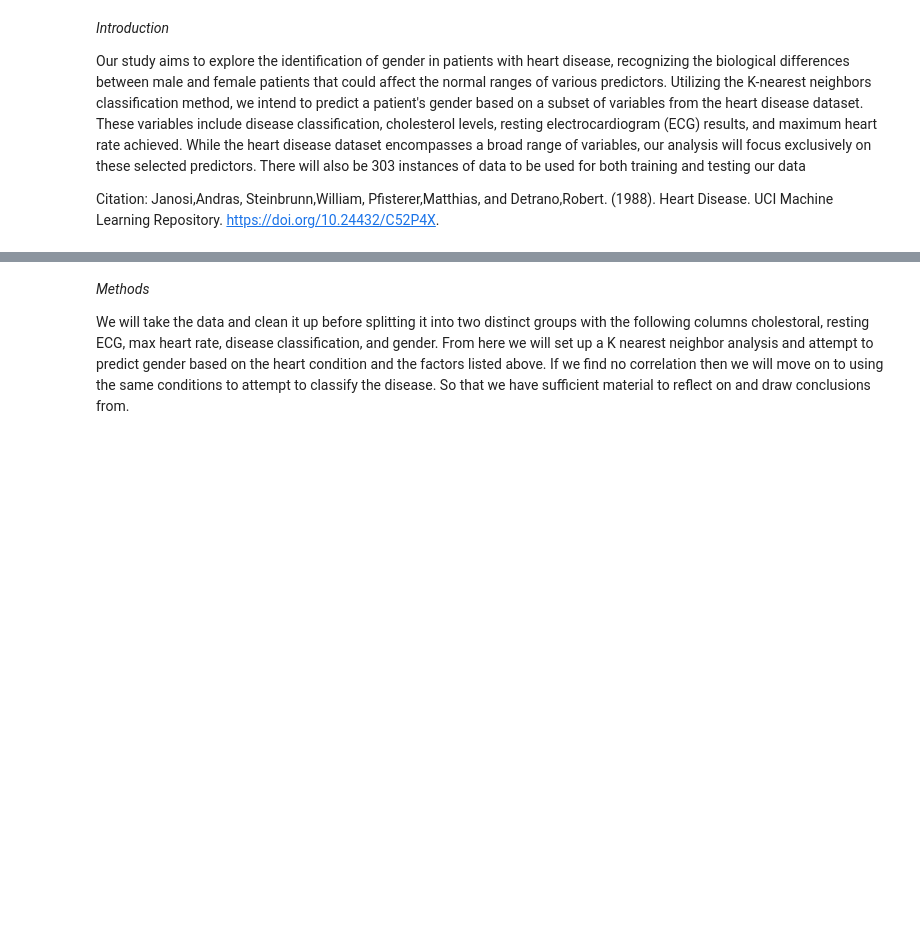
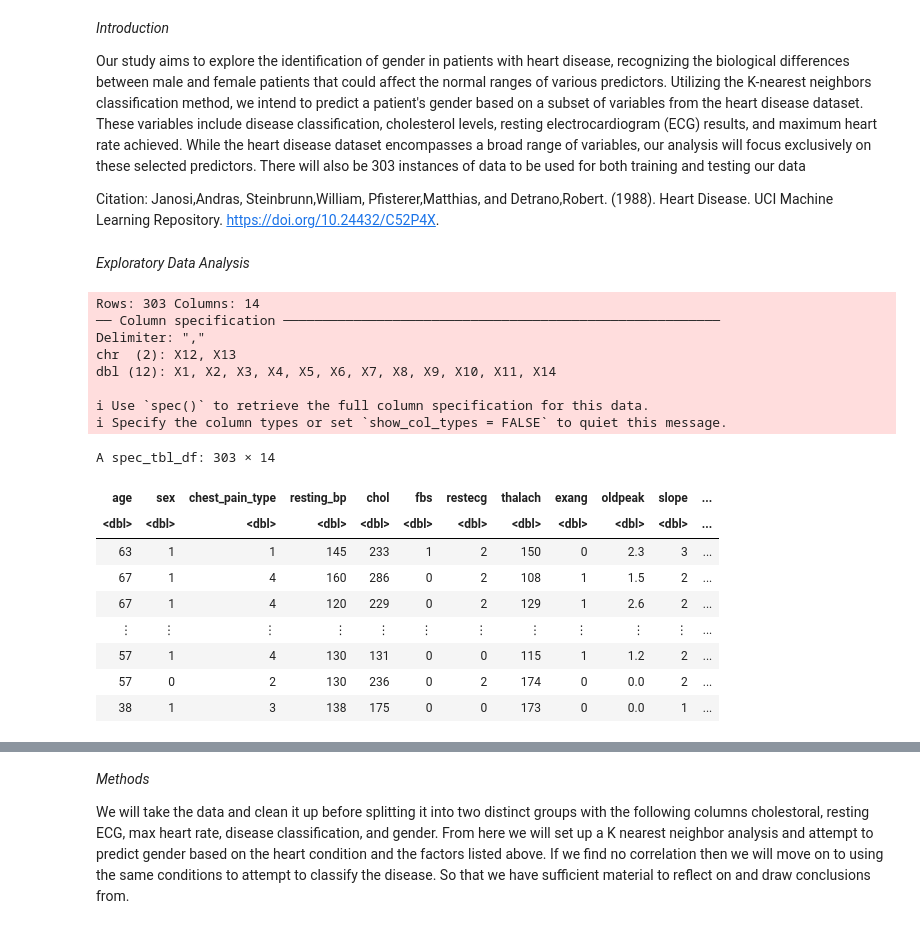
Before and after one commit to victoriachoi7/group-4-dsci, a Jupyter notebook: GroupProposal.ipynb, the cells around one changed output, grey strips where cells are left out. Saved outputs shown, nothing was run; the diff lists cells and outputs as text; code cells hidden in the pictures; blank space fills up the shorter version.

```diff
--- a/GroupProposal.ipynb
+++ b/GroupProposal.ipynb
@@ -7,3 +7,5 @@ Our study aims to explore the identification of gender in patients with heart di
 
 Citation:
 Janosi,Andras, Steinbrunn,William, Pfisterer,Matthias, and Detrano,Robert. (1988). Heart Disease. UCI Machine Learning Repository. https://doi.org/10.24432/C52P4X.
+# %% [markdown]
+*Exploratory Data Analysis*
@@ -9,0 +18,25 @@ Janosi,Andras, Steinbrunn,William, Pfisterer,Matthias, and Detrano,Robert. (1988
+# %%
+url <- "https://raw.githubusercontent.com/victoriachoi7/group-4-dsci/main/processed.cleveland.data"
+cleveland_data <- read_csv(url, col_names = FALSE)
+colnames(cleveland_data) <- c("age", "sex", "chest_pain_type", "resting_bp", "chol", "fbs", "restecg", "thalach", "exang", "oldpeak", "slope", "ca", "thal", "num")
+
+cleveland_data
+# %% [output]
+Rows: 303 Columns: 14
+── Column specification ────────────────────────────────────────────────────────
+Delimiter: ","
+chr  (2): X12, X13
+dbl (12): X1, X2, X3, X4, X5, X6, X7, X8, X9, X10, X11, X14
+
+ℹ Use `spec()` to retrieve the full column specification for this data.
+ℹ Specify the column types or set `show_col_types = FALSE` to quiet this message.
+A spec_tbl_df: 303 × 14
+| age | sex | chest_pain_type | resting_bp | chol | fbs | restecg | thalach | exang | oldpeak | slope | ... |
+| <dbl> | <dbl> | <dbl> | <dbl> | <dbl> | <dbl> | <dbl> | <dbl> | <dbl> | <dbl> | <dbl> | ... |
+| 63 | 1 | 1 | 145 | 233 | 1 | 2 | 150 | 0 | 2.3 | 3 | ... |
+| 67 | 1 | 4 | 160 | 286 | 0 | 2 | 108 | 1 | 1.5 | 2 | ... |
+| 67 | 1 | 4 | 120 | 229 | 0 | 2 | 129 | 1 | 2.6 | 2 | ... |
+| ⋮ | ⋮ | ⋮ | ⋮ | ⋮ | ⋮ | ⋮ | ⋮ | ⋮ | ⋮ | ⋮ | ... |
+| 57 | 1 | 4 | 130 | 131 | 0 | 0 | 115 | 1 | 1.2 | 2 | ... |
+| 57 | 0 | 2 | 130 | 236 | 0 | 2 | 174 | 0 | 0.0 | 2 | ... |
+| 38 | 1 | 3 | 138 | 175 | 0 | 0 | 173 | 0 | 0.0 | 1 | ... |
```
Also changed, not shown: parts of 7 cells of this notebook.
